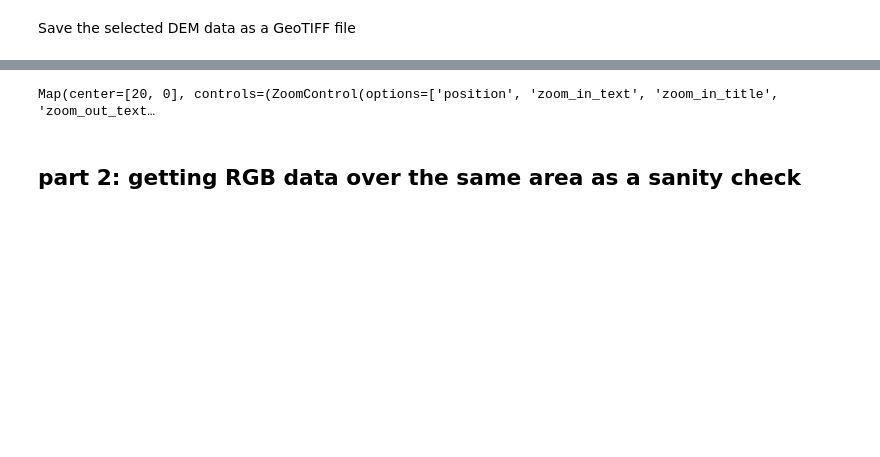
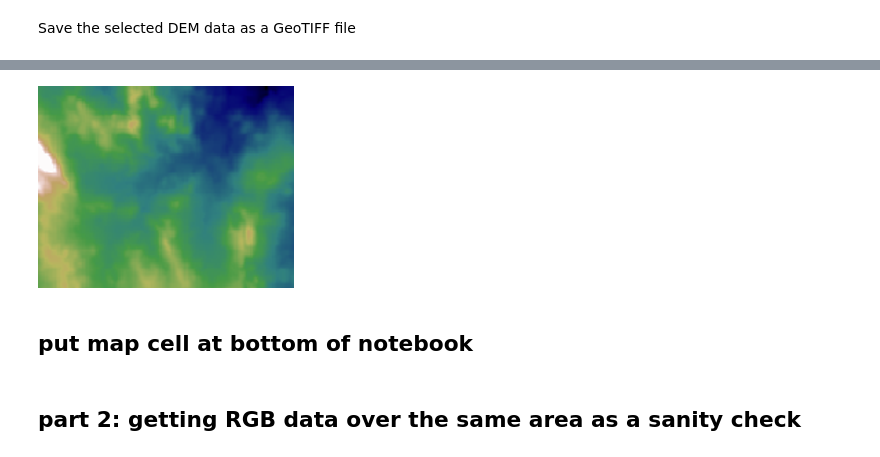
Before and after one commit to Sensand-AI/data-notebooks, a Jupyter notebook: notebooks/evergreen-resources/get-elevation-data-for-aoi.ipynb, the cells around one changed output, grey strips where cells are left out. Cells and saved outputs as stored; diff of their text form; code cells hidden in the pictures; blank space fills up the shorter version.

```diff
--- a/notebooks/evergreen-resources/get-elevation-data-for-aoi.ipynb
+++ b/notebooks/evergreen-resources/get-elevation-data-for-aoi.ipynb
@@ -142,21 +338,10 @@ with rasterio.open(output_filename) as src:
                 dst_transform=transform,
                 dst_crs='EPSG:4326',
                 resampling=Resampling.nearest)
-# %%
-
-# Initialize a leafmap map
-m = leafmap.Map(height="600px", width="900px", draw_control=False, measure_control=False, fullscreen_control=False, attribution_control=False)
-
-m.add_gdf(geom_gpd,  layer_name="boundary", info_mode=None, show=True, style={
-    "stroke": True,
-    "color": "black",
-    "weight": 3,
-    "opacity": 1,
-    "fill": False})
-
-# Specify the subset of pixels to display using the bounds parameter
-m.add_raster('data/temp/clipped_raster.tif', layer_name="Subset Raster", cmap="viridis")
-
-m
-# %% [output]
-Map(center=[20, 0], controls=(ZoomControl(options=['position', 'zoom_in_text', 'zoom_in_title', 'zoom_out_text…
+# %%
+dem_client = TileClient('data/temp/reprojected_raster.tif')
+dem_client.thumbnail(palette="gist_earth")
+# %% [output]
+[figure, added]
+# %% [markdown]
+## put map cell at bottom of notebook
```
Also changed, not shown: parts of 26 cells of this notebook, 4 other files.
